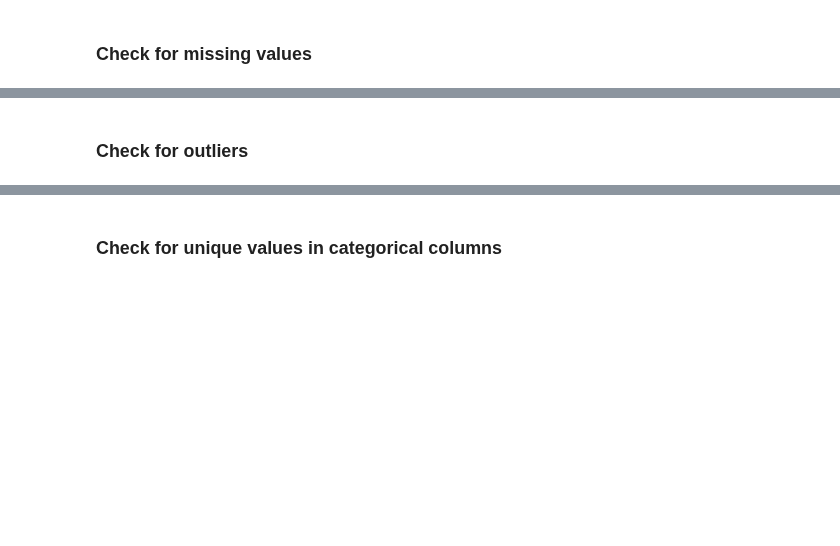
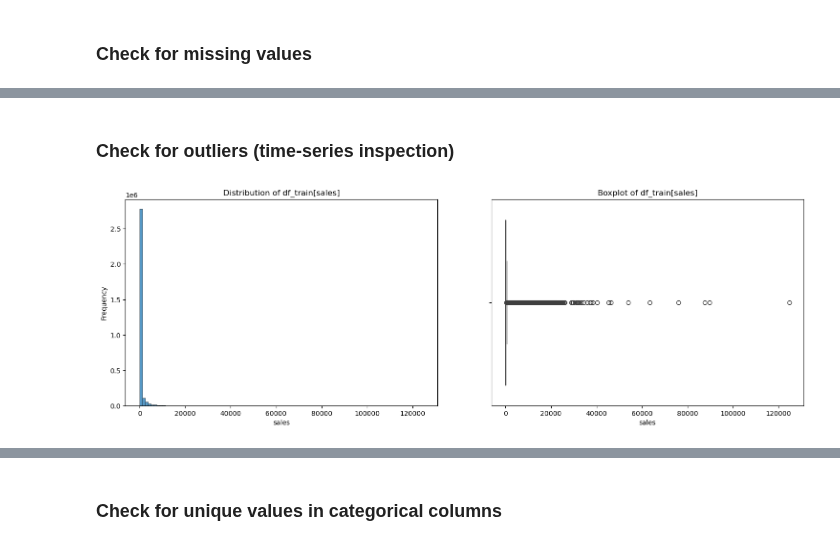
Before and after one commit to Anders-Stubberud/IT3212, a Jupyter notebook: assignment_1/a1_group25.ipynb, the cells around one changed output, grey strips where cells are left out. Drawn from its saved outputs; the diff is of its cells as text; code cells hidden in the pictures; blank space fills up the shorter version.

```diff
--- a/assignment_1/a1_group25.ipynb
+++ b/assignment_1/a1_group25.ipynb
@@ -133,2 +269,17 @@ dtype: int64
 # %% [markdown]
-### **Check for outliers**
+### **Check for outliers (time-series inspection)**
+# %%
+fig, axes = plt.subplots(nrows=1, ncols=2, figsize=(16,6))
+fig.tight_layout(pad=5.0)
+
+sns.histplot(df_train['sales'], bins=100, ax=axes[0])
+axes[0].set_title(f'Distribution of df_train[sales]')
+axes[0].set_xlabel('sales')
+axes[0].set_ylabel('Frequency')
+
+sns.boxplot(x=df_train['sales'], ax=axes[1])
+axes[1].set_title(f'Boxplot of df_train[sales]')
+axes[1].set_xlabel('sales')
+plt.show()
+# %% [output]
+[figure, added]
```
Also changed, not shown: parts of 25 cells of this notebook.
